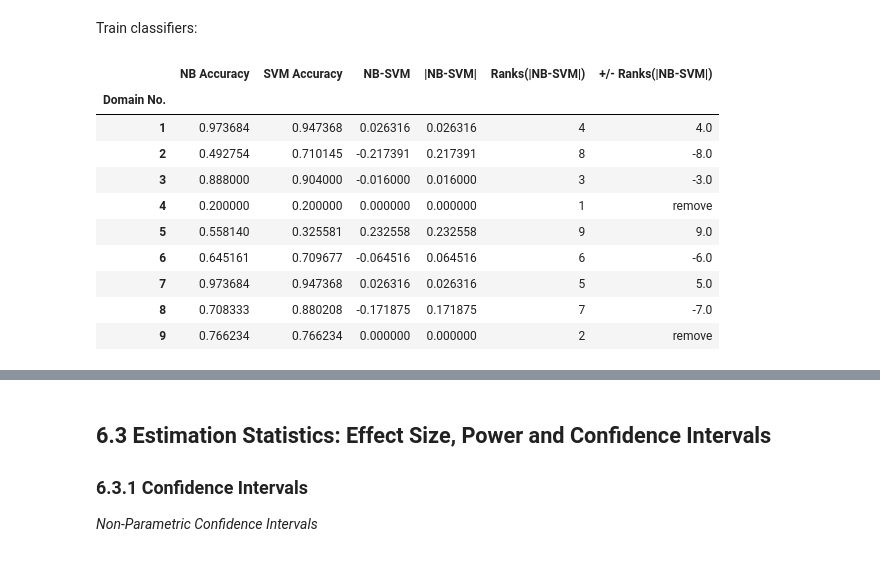
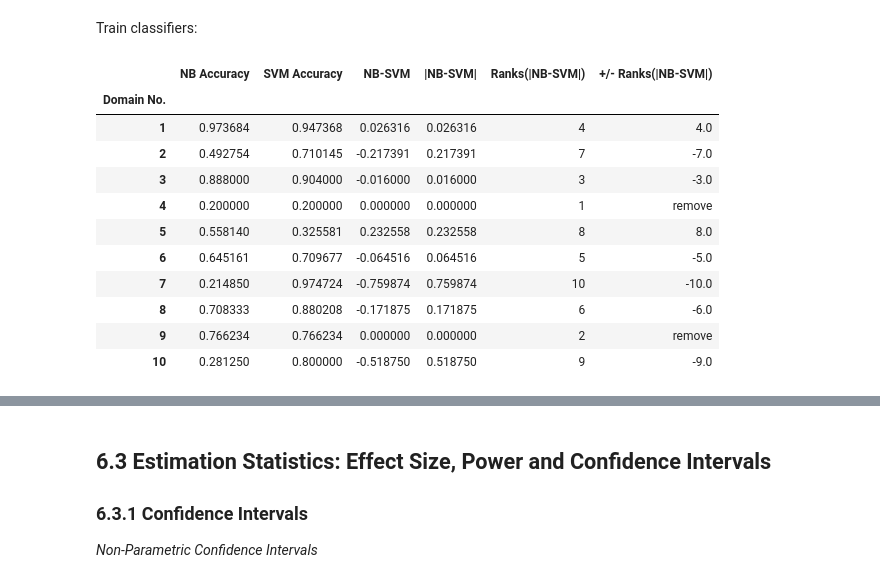
Before and after one commit to zoisboukouvalas/MachineLearningEvaluation_TowardsReliableResponsibleAI, a Jupyter notebook: Part_II/Chapter-6-Statistical-Significance/StatisticalSignificance_SO.ipynb, the cells around one changed output, grey strips where cells are left out. Drawn from its saved outputs; the diff is of its cells as text; code cells hidden in the pictures.

```diff
--- a/Part_II/Chapter-6-Statistical-Significance/StatisticalSignificance_SO.ipynb
+++ b/Part_II/Chapter-6-Statistical-Significance/StatisticalSignificance_SO.ipynb
@@ -93,0 +190,7 @@ tic_tac_data = pd.read_csv(tic_tac_link, header = None)
+# %%
+# # Get dummies
+# anneal_data = pd.get_dummies(anneal_data)
+# # X head
+# len(anneal_data.columns)
+imputed_df = imputed_df.astype(float)
+imputed_df.info()
@@ -94,3 +215,6 @@ tic_tac_data = pd.read_csv(tic_tac_link, header = None)
+# %%
+X_9 = imputed_df.iloc[:,:-1]
+y_9 = imputed_df.iloc[:,-1]
 # %% [markdown]
 #### Balance Data
 # %%
@@ -690,7 +814,7 @@ from sklearn.model_selection import train_test_split
 
 # Breast Cancer
 # Split data into training and testing sets
-X_train, X_test, y_train, y_test = train_test_split(X, y, test_size=0.20, random_state=42)
+X_train, X_test, y_train, y_test = train_test_split(X_0, y_0, test_size=0.20, random_state=42)
 
 # Liver
 # Split data into training and testing sets
@@ -714,7 +838,7 @@ X_train_5, X_test_5, y_train_5, y_test_5 = train_test_split(X_5, y_5, test_size=
 
 #hypothyroid_data
 # Split data into training and testing sets
-X_train_6, X_test_6, y_train_6, y_test_6 = train_test_split(X,y,test_size=0.2,random_state=42)
+X_train_6, X_test_6, y_train_6, y_test_6 = train_test_split(X_6,y_6,test_size=0.2,random_state=42)
 
 # Tic_Tac_Toe
 # Split data into training and testing sets
@@ -723,6 +847,8 @@ X_train_7, X_test_7, y_train_7, y_test_7 = train_test_split(X_7, y_7, test_size=
 #diabetes_data
 # Split data into training and testing sets
 X_train_8, X_test_8, y_train_8, y_test_8 = train_test_split(X_8, y_8, test_size=0.20, random_state=42)
+
+X_train_9, X_test_9, y_train_9, y_test_9 = train_test_split(X_9, y_9, test_size=0.20, random_state=42)
 # %% [markdown]
 Train classifiers:
 # %%
@@ -849,46 +975,59 @@ nb_preds_8 = NBclf.predict(X_test_8)
 SVMclf = SVC()
 SVMclf.fit(X_train_8, y_train_8)
 svm_preds_8 = SVMclf.predict(X_test_8)
+
+# Anneal
+np.random.seed(42)
+# Naive Bayes
+NBclf = GaussianNB()
+NBclf.fit(X_train_9, y_train_9)
+nb_preds_9 = NBclf.predict(X_test_9)
+
+# SVM
+SVMclf = SVC()
+SVMclf.fit(X_train_9, y_train_9)
+svm_preds_9 = SVMclf.predict(X_test_9)
 # %%
 from sklearn.metrics import accuracy_score
 results = pd.DataFrame({
     "NB Accuracy" : [accuracy_score(y_test, nb_preds), accuracy_score(y_test_1, nb_preds_1),
                     accuracy_score(y_test_2, nb_preds_2), accuracy_score(y_test_3, nb_preds_3),
                     accuracy_score(y_test_4, nb_preds_4), accuracy_score(y_test_5, nb_preds_5),
                     accuracy_score(y_test_6, nb_preds_6),accuracy_score(y_test_7, nb_preds_7),
-                    accuracy_score(y_test_8, nb_preds_8)],
+                    accuracy_score(y_test_8, nb_preds_8), accuracy_score(y_test_9, nb_preds_9)],
     "SVM Accuracy" : [accuracy_score(y_test, svm_preds), accuracy_score(y_test_1, svm_preds_1),
                      accuracy_score(y_test_2, svm_preds_2),accuracy_score(y_test_3, svm_preds_3),
                      accuracy_score(y_test_4, svm_preds_4), accuracy_score(y_test_5, svm_preds_5),
                      accuracy_score(y_test_6, svm_preds_6), accuracy_score(y_test_7, svm_preds_7),
-                     accuracy_score(y_test_8, svm_preds_8)],
+                     accuracy_score(y_test_8, svm_preds_8), accuracy_score(y_test_9, svm_preds_9)],
     }
 )
 
 results["NB-SVM"] = results["NB Accuracy"] - results["SVM Accuracy"]
 results["|NB-SVM|"] = abs(results["NB-SVM"])
 order = results["|NB-SVM|"].argsort()
 results["Ranks(|NB-SVM|)"] = order.argsort() + 1
 results["+/- Ranks(|NB-SVM|)"] = results["Ranks(|NB-SVM|)"] * (results["NB-SVM"] / results["|NB-SVM|"])
 
 results.fillna('remove', inplace = True)
 results.index = np.arange(1, len(results) + 1)
 results['Domain No.'] = results.index
 
 results.set_index('Domain No.', inplace = True)
 results
 # %% [output]
 |  | NB Accuracy | SVM Accuracy | NB-SVM | |NB-SVM| | Ranks(|NB-SVM|) | +/- Ranks(|NB-SVM|) |
 | Domain No. |  |  |  |  |  |  |
 | 1 | 0.973684 | 0.947368 | 0.026316 | 0.026316 | 4 | 4.0 |
-| 2 | 0.492754 | 0.710145 | -0.217391 | 0.217391 | 8 | -8.0 |
+| 2 | 0.492754 | 0.710145 | -0.217391 | 0.217391 | 7 | -7.0 |
 | 3 | 0.888000 | 0.904000 | -0.016000 | 0.016000 | 3 | -3.0 |
 | 4 | 0.200000 | 0.200000 | 0.000000 | 0.000000 | 1 | remove |
-| 5 | 0.558140 | 0.325581 | 0.232558 | 0.232558 | 9 | 9.0 |
-| 6 | 0.645161 | 0.709677 | -0.064516 | 0.064516 | 6 | -6.0 |
-| 7 | 0.973684 | 0.947368 | 0.026316 | 0.026316 | 5 | 5.0 |
-| 8 | 0.708333 | 0.880208 | -0.171875 | 0.171875 | 7 | -7.0 |
+| 5 | 0.558140 | 0.325581 | 0.232558 | 0.232558 | 8 | 8.0 |
+| 6 | 0.645161 | 0.709677 | -0.064516 | 0.064516 | 5 | -5.0 |
+| 7 | 0.214850 | 0.974724 | -0.759874 | 0.759874 | 10 | -10.0 |
+| 8 | 0.708333 | 0.880208 | -0.171875 | 0.171875 | 6 | -6.0 |
 | 9 | 0.766234 | 0.766234 | 0.000000 | 0.000000 | 2 | remove |
+| 10 | 0.281250 | 0.800000 | -0.518750 | 0.518750 | 9 | -9.0 |
 # %%
 from scipy.stats import wilcoxon
 wilcoxon_test = wilcoxon(results["NB-SVM"])
```
Also changed, not shown: parts of 27 cells of this notebook.
